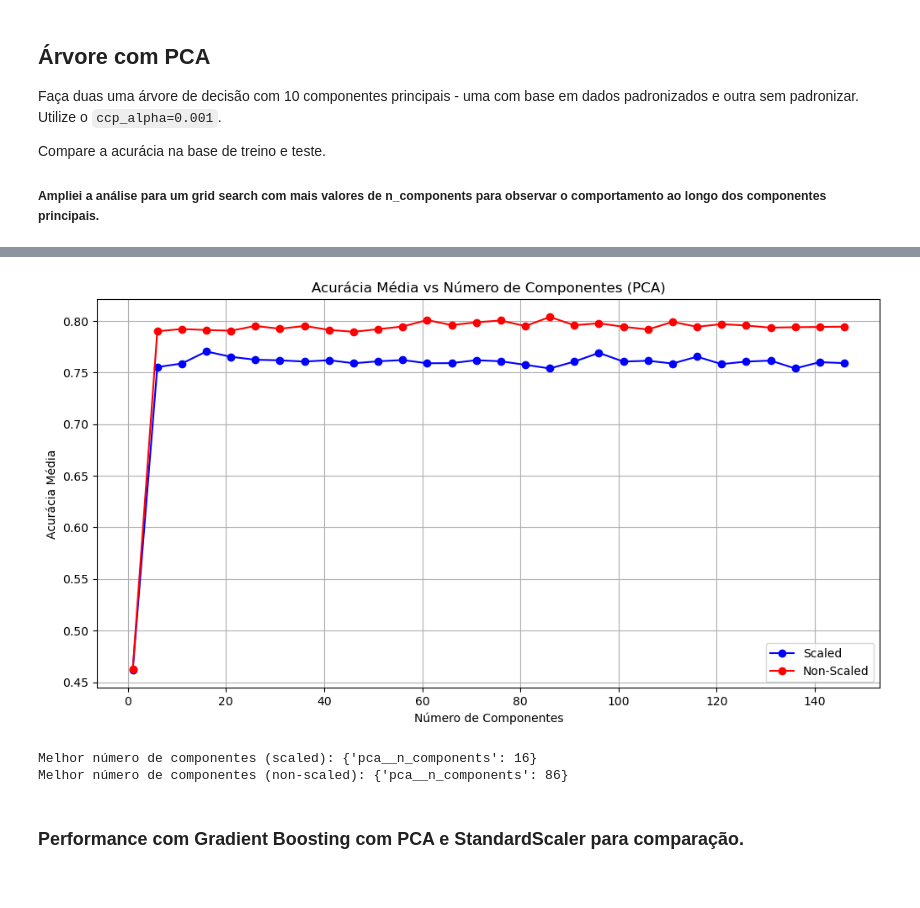
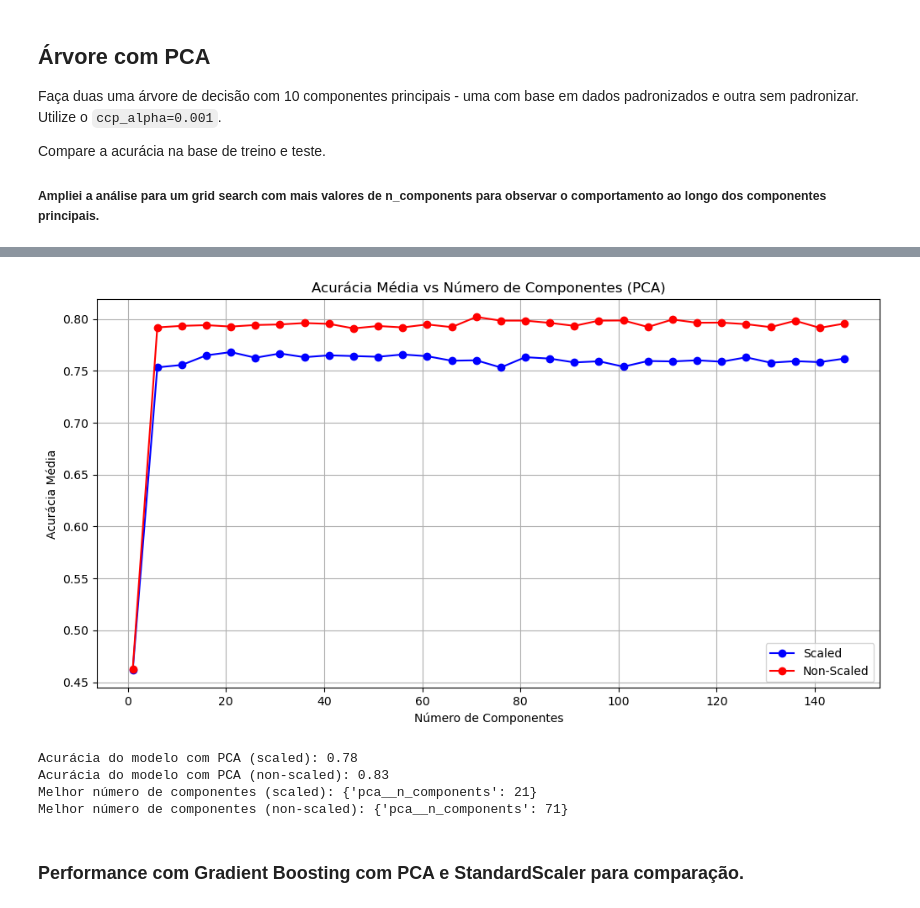
Before and after one commit to LucianoContri/DataScience, a Jupyter notebook: Gestão avançada de Dados e Desenvolvimento de aplicações/PCA/mod27_Tarefa02.ipynb, the cells around one changed output, grey strips where cells are left out. Saved outputs shown, nothing was run; the diff lists cells and outputs as text; code cells hidden in the pictures.

```diff
--- a/Gestão avançada de Dados e Desenvolvimento de aplicações/PCA/mod27_Tarefa02.ipynb
+++ b/Gestão avançada de Dados e Desenvolvimento de aplicações/PCA/mod27_Tarefa02.ipynb
@@ -229,35 +229,55 @@ GridSearchCV(estimator=Pipeline(steps=[('pca', PCA()),
 # %%
 import pandas as pd
 
 # Converter os resultados em um DataFrame para análise
 results_scaled = pd.DataFrame(grid_search.cv_results_)
 results_nonscaled = pd.DataFrame(grid_search_nonscaled.cv_results_)
 # Extração dos valores de interesse para o gráfico
 n_components_scaled = results_scaled['param_pca__n_components'].astype(float)
 scores_scaled = results_scaled['mean_test_score'].astype(float)
 
 n_components_nonscaled = results_nonscaled['param_pca__n_components'].astype(float)
 scores_nonscaled = results_nonscaled['mean_test_score'].astype(float)
 
 # Plotar os resultados
 plt.figure(figsize=(12, 6))
 plt.plot(n_components_scaled, scores_scaled, 'o-', label='Scaled', color='blue')
 plt.plot(n_components_nonscaled, scores_nonscaled, 'o-', label='Non-Scaled', color='red')
 
 # Adicionar títulos e legendas
 plt.xlabel('Número de Componentes')
 plt.ylabel('Acurácia Média')
 plt.title('Acurácia Média vs Número de Componentes (PCA)')
 plt.legend()
 plt.grid()
 plt.show()
 
+
+# testar melhor modelo na base de teste
+from sklearn.metrics import accuracy_score
+
+best_model_scaled = grid_search.best_estimator_
+best_model_scaled.fit(X_train_scaled, y_train)
+
+best_model_nonscaled = grid_search_nonscaled.best_estimator_
+best_model_nonscaled.fit(X_train, y_train)
+
+y_pred_scaled = best_model_scaled.predict(X_test_scaled)
+y_pred_nonscaled = best_model_nonscaled.predict(X_test)
+
+acc_scaled = accuracy_score(y_test, y_pred_scaled)
+acc_nonscaled = accuracy_score(y_test, y_pred_nonscaled)
+
+print(f'Acurácia do modelo com PCA (scaled): {acc_scaled:.2f}')
+print(f'Acurácia do modelo com PCA (non-scaled): {acc_nonscaled:.2f}')
 print(f'Melhor número de componentes (scaled): {grid_search.best_params_}')
 print(f'Melhor número de componentes (non-scaled): {grid_search_nonscaled.best_params_}')
 # %% [output]
-[figure, old version]
+[figure, new version]
-Melhor número de componentes (scaled): {'pca__n_components': 16}
-Melhor número de componentes (non-scaled): {'pca__n_components': 86}
+Acurácia do modelo com PCA (scaled): 0.78
+Acurácia do modelo com PCA (non-scaled): 0.83
+Melhor número de componentes (scaled): {'pca__n_components': 21}
+Melhor número de componentes (non-scaled): {'pca__n_components': 71}
 # %% [markdown]
 ### Performance com Gradient Boosting com PCA e StandardScaler para comparação.
 # %%
```
Also changed, not shown: parts of 4 cells of this notebook.
